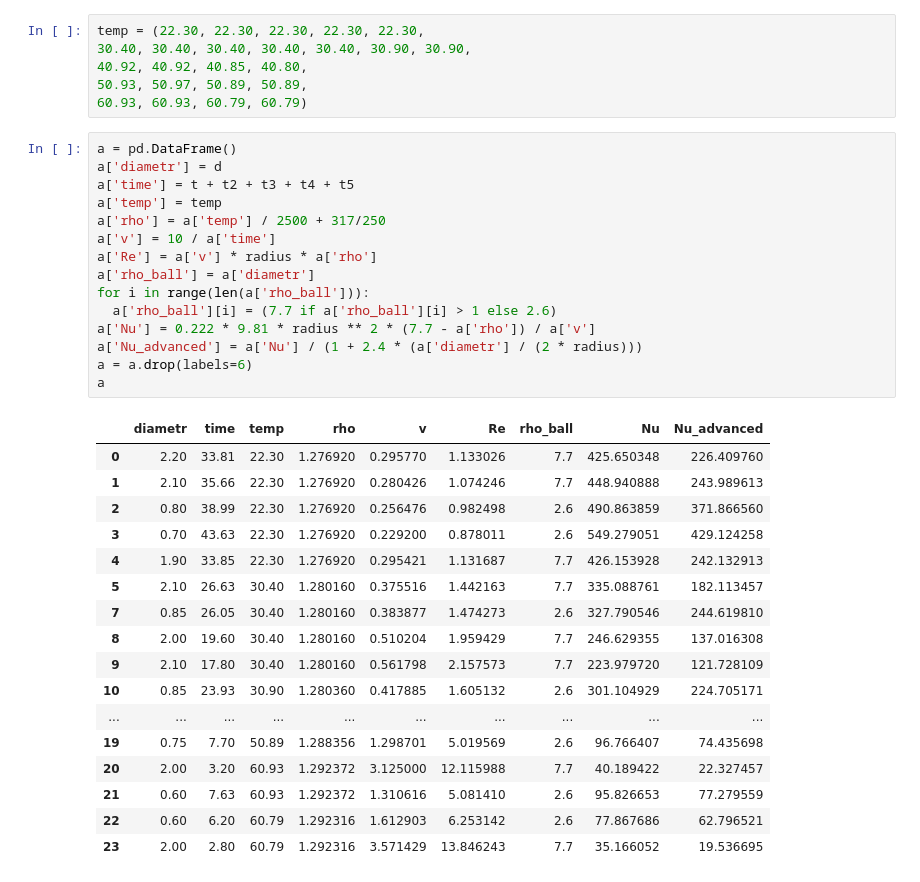
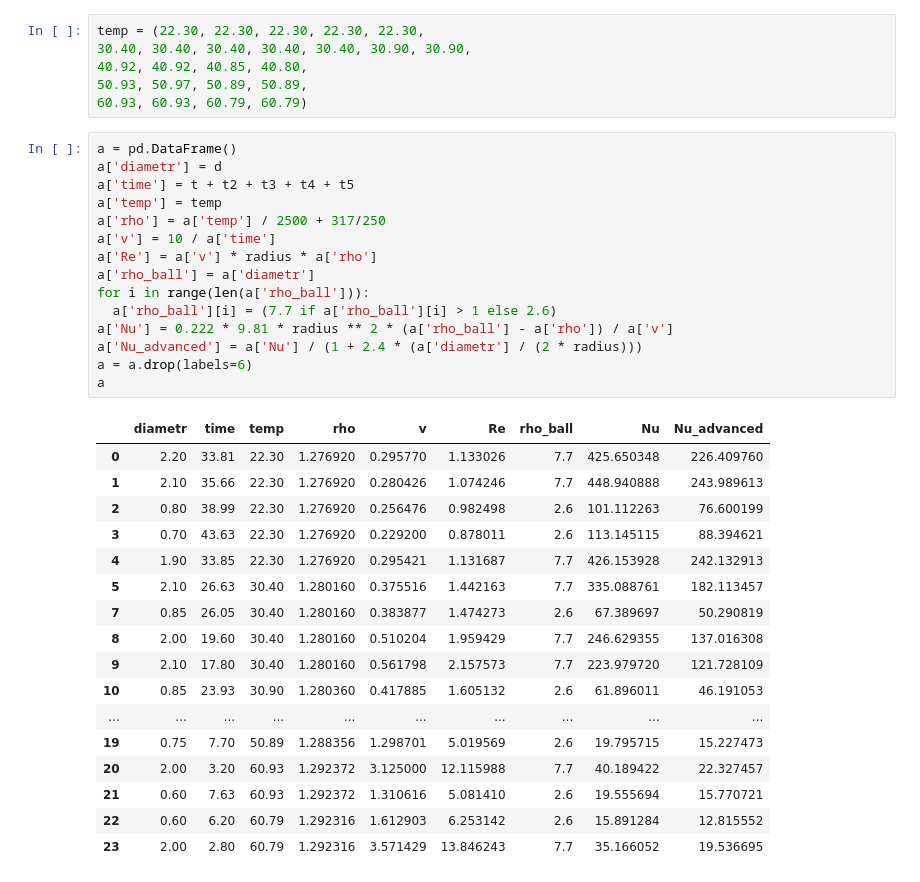
Before and after one commit to ILoveAlgorythms/labs, a Jupyter notebook: 2.2.6/data.ipynb, the cells around one changed output. Cells and saved outputs as stored; diff of their text form.

```diff
--- a/2.2.6/data.ipynb
+++ b/2.2.6/data.ipynb
@@ -40,33 +40,33 @@ temp = (22.30, 22.30, 22.30, 22.30, 22.30,
 # %%
 a = pd.DataFrame()
 a['diametr'] = d
 a['time'] = t + t2 + t3 + t4 + t5
 a['temp'] = temp
 a['rho'] = a['temp'] / 2500 + 317/250
 a['v'] = 10 / a['time']
 a['Re'] = a['v'] * radius * a['rho']
 a['rho_ball'] = a['diametr']
 for i in range(len(a['rho_ball'])):
   a['rho_ball'][i] = (7.7 if a['rho_ball'][i] > 1 else 2.6)
-a['Nu'] = 0.222 * 9.81 * radius ** 2 * (7.7 - a['rho']) / a['v']
+a['Nu'] = 0.222 * 9.81 * radius ** 2 * (a['rho_ball'] - a['rho']) / a['v']
 a['Nu_advanced'] = a['Nu'] / (1 + 2.4 * (a['diametr'] / (2 * radius)))
 a = a.drop(labels=6)
 a
 # %% [output]
 |  | diametr | time | temp | rho | v | Re | rho_ball | Nu | Nu_advanced |
 | 0 | 2.20 | 33.81 | 22.30 | 1.276920 | 0.295770 | 1.133026 | 7.7 | 425.650348 | 226.409760 |
 | 1 | 2.10 | 35.66 | 22.30 | 1.276920 | 0.280426 | 1.074246 | 7.7 | 448.940888 | 243.989613 |
-| 2 | 0.80 | 38.99 | 22.30 | 1.276920 | 0.256476 | 0.982498 | 2.6 | 490.863859 | 371.866560 |
-| 3 | 0.70 | 43.63 | 22.30 | 1.276920 | 0.229200 | 0.878011 | 2.6 | 549.279051 | 429.124258 |
+| 2 | 0.80 | 38.99 | 22.30 | 1.276920 | 0.256476 | 0.982498 | 2.6 | 101.112263 | 76.600199 |
+| 3 | 0.70 | 43.63 | 22.30 | 1.276920 | 0.229200 | 0.878011 | 2.6 | 113.145115 | 88.394621 |
 | 4 | 1.90 | 33.85 | 22.30 | 1.276920 | 0.295421 | 1.131687 | 7.7 | 426.153928 | 242.132913 |
 | 5 | 2.10 | 26.63 | 30.40 | 1.280160 | 0.375516 | 1.442163 | 7.7 | 335.088761 | 182.113457 |
-| 7 | 0.85 | 26.05 | 30.40 | 1.280160 | 0.383877 | 1.474273 | 2.6 | 327.790546 | 244.619810 |
+| 7 | 0.85 | 26.05 | 30.40 | 1.280160 | 0.383877 | 1.474273 | 2.6 | 67.389697 | 50.290819 |
 | 8 | 2.00 | 19.60 | 30.40 | 1.280160 | 0.510204 | 1.959429 | 7.7 | 246.629355 | 137.016308 |
 | 9 | 2.10 | 17.80 | 30.40 | 1.280160 | 0.561798 | 2.157573 | 7.7 | 223.979720 | 121.728109 |
-| 10 | 0.85 | 23.93 | 30.90 | 1.280360 | 0.417885 | 1.605132 | 2.6 | 301.104929 | 224.705171 |
+| 10 | 0.85 | 23.93 | 30.90 | 1.280360 | 0.417885 | 1.605132 | 2.6 | 61.896011 | 46.191053 |
 | ... | ... | ... | ... | ... | ... | ... | ... | ... | ... |
-| 19 | 0.75 | 7.70 | 50.89 | 1.288356 | 1.298701 | 5.019569 | 2.6 | 96.766407 | 74.435698 |
+| 19 | 0.75 | 7.70 | 50.89 | 1.288356 | 1.298701 | 5.019569 | 2.6 | 19.795715 | 15.227473 |
 | 20 | 2.00 | 3.20 | 60.93 | 1.292372 | 3.125000 | 12.115988 | 7.7 | 40.189422 | 22.327457 |
-| 21 | 0.60 | 7.63 | 60.93 | 1.292372 | 1.310616 | 5.081410 | 2.6 | 95.826653 | 77.279559 |
-| 22 | 0.60 | 6.20 | 60.79 | 1.292316 | 1.612903 | 6.253142 | 2.6 | 77.867686 | 62.796521 |
+| 21 | 0.60 | 7.63 | 60.93 | 1.292372 | 1.310616 | 5.081410 | 2.6 | 19.555694 | 15.770721 |
+| 22 | 0.60 | 6.20 | 60.79 | 1.292316 | 1.612903 | 6.253142 | 2.6 | 15.891284 | 12.815552 |
 | 23 | 2.00 | 2.80 | 60.79 | 1.292316 | 3.571429 | 13.846243 | 7.7 | 35.166052 | 19.536695 |
```
Also changed, not shown: parts of 3 cells of this notebook, 17 other files.
